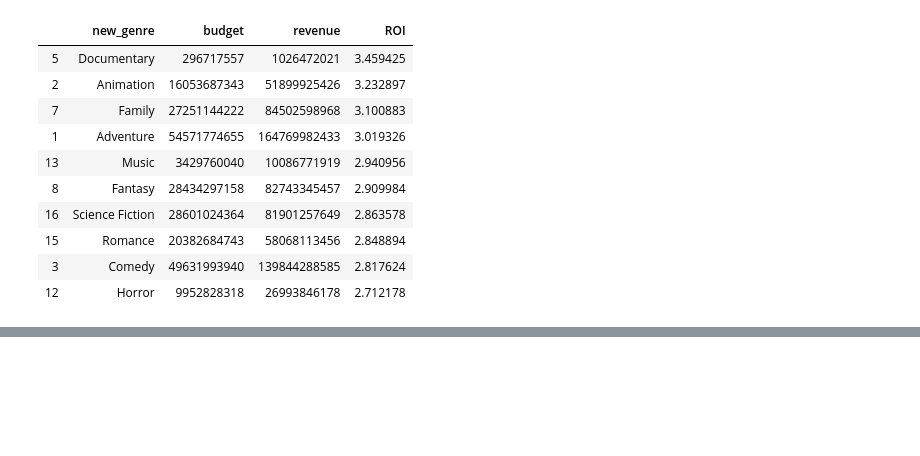
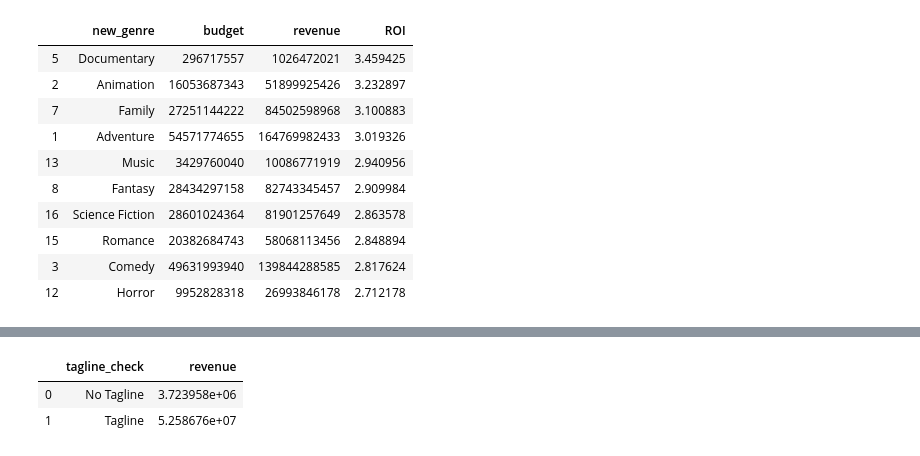
Before and after one commit to toonseghers/assignment2_data_analyst, a Jupyter notebook: Assignment 2- Jupyter Notebook.ipynb, the cells around one changed output, grey strips where cells are left out. Drawn from its saved outputs; the diff is of its cells as text; code cells hidden in the pictures; blank space fills up the shorter version.

Commit message:
question 2: difference between the average revenue of a movie with or without a tagline

```diff
--- a/Assignment 2- Jupyter Notebook.ipynb
+++ b/Assignment 2- Jupyter Notebook.ipynb
@@ -359,0 +377,11 @@ profitability_per_genre.head(10)
+# %%
+def check_tagline(tagline):
+    if tagline != "No Tagline":
+        tagline="Tagline"
+    return tagline
+movies['tagline_check']=movies['tagline'].apply(check_tagline)
+movies.groupby('tagline_check',as_index=False)["revenue"].mean()
+# %% [output]
+|  | tagline_check | revenue |
+| 0 | No Tagline | 3.723958e+06 |
+| 1 | Tagline | 5.258676e+07 |
```
Also changed, not shown: parts of 2 cells of this notebook.
